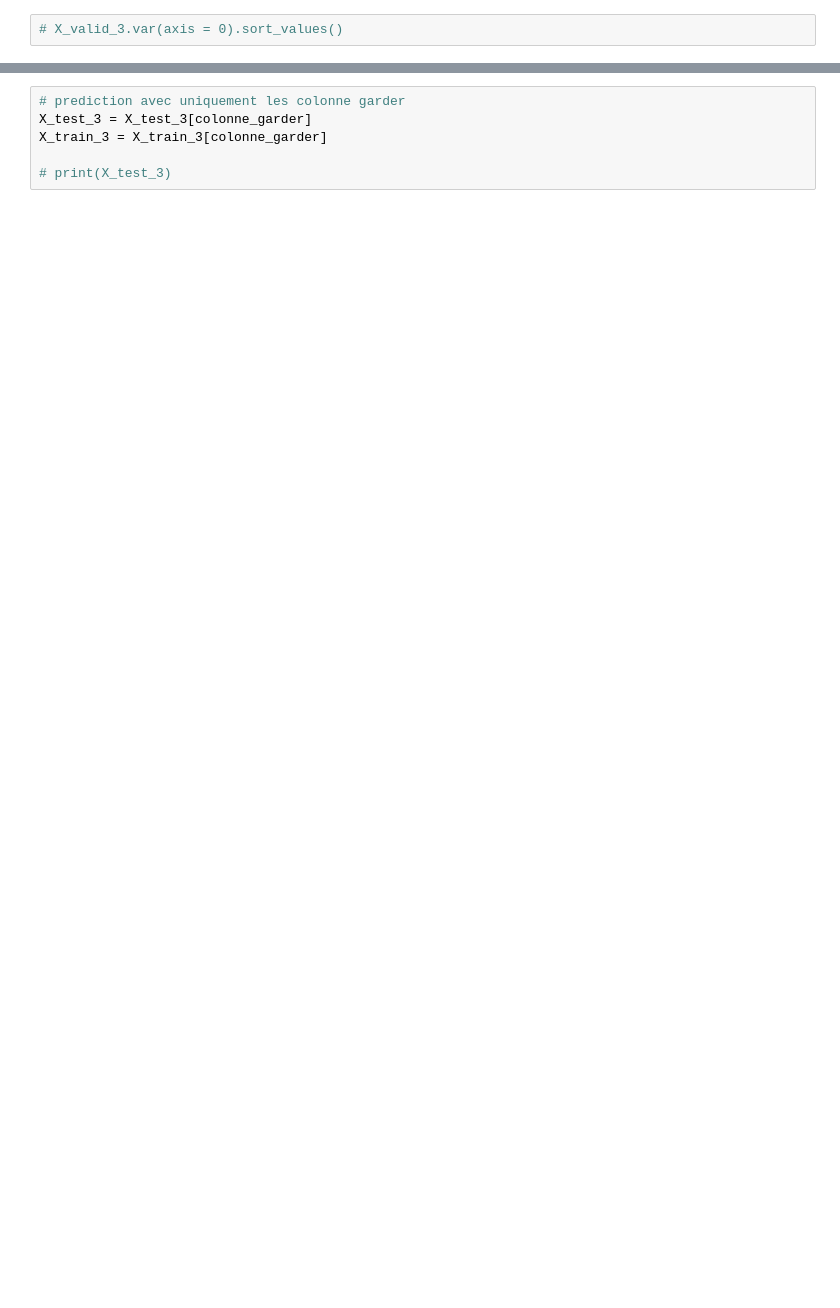
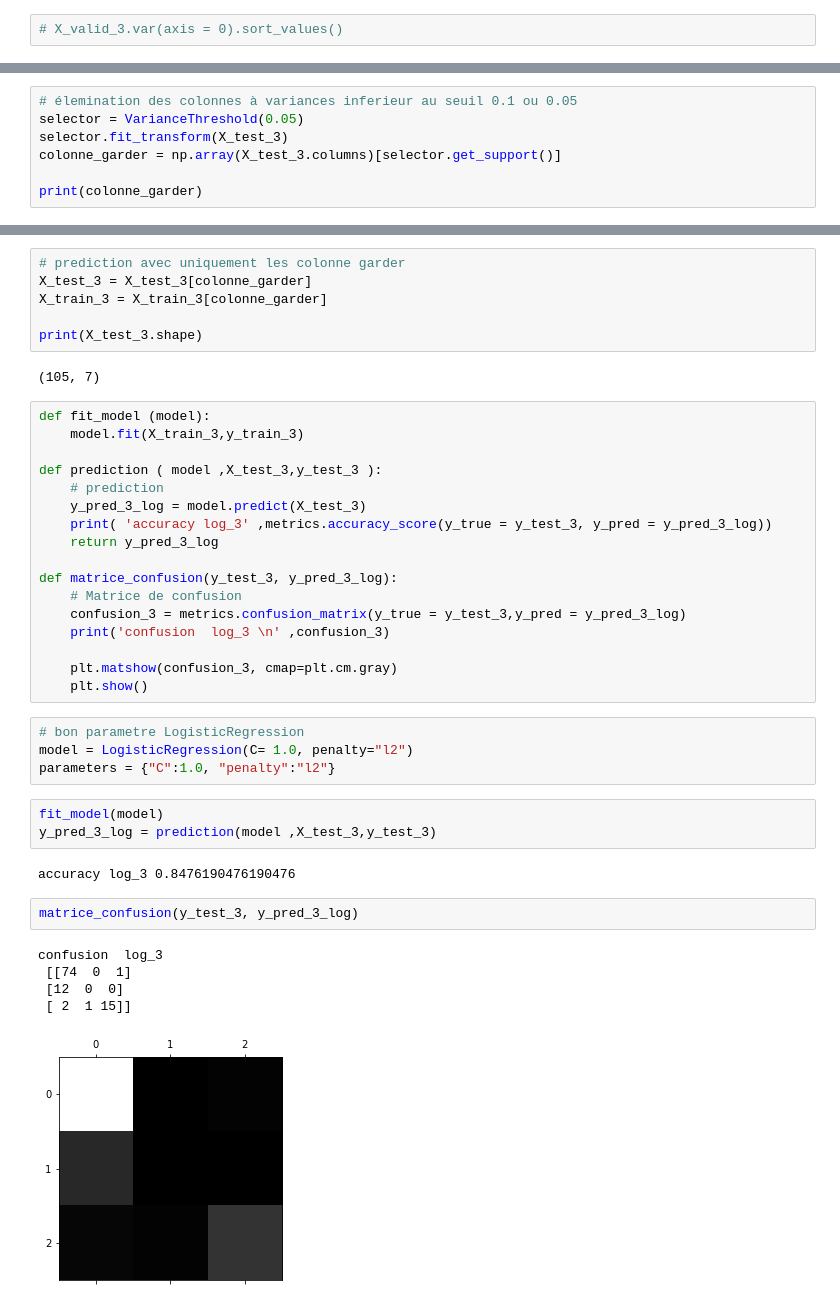
Before and after one commit to master-csmi/2022-m1-staps, a Jupyter notebook: motives_part/projet.ipynb, the cells around one changed output, grey strips where cells are left out. Saved outputs shown, nothing was run; the diff lists cells and outputs as text; blank space fills up the shorter version.

```diff
--- a/motives_part/projet.ipynb
+++ b/motives_part/projet.ipynb
@@ -808,0 +675,7 @@ print(colonne_garder)
+# %%
+# élemination des colonnes à variances inferieur au seuil 0.1 ou 0.05
+selector = VarianceThreshold(0.05)
+selector.fit_transform(X_test_3)
+colonne_garder = np.array(X_test_3.columns)[selector.get_support()]
+
+print(colonne_garder)
@@ -813,4 +689,40 @@ print(colonne_garder)
 X_test_3 = X_test_3[colonne_garder]
 X_train_3 = X_train_3[colonne_garder]
 
-# print(X_test_3)
+print(X_test_3.shape)
+# %% [output]
+(105, 7)
+# %%
+def fit_model (model):
+    model.fit(X_train_3,y_train_3)
+
+def prediction ( model ,X_test_3,y_test_3 ):
+    # prediction
+    y_pred_3_log = model.predict(X_test_3)
+    print( 'accuracy log_3' ,metrics.accuracy_score(y_true = y_test_3, y_pred = y_pred_3_log))
+    return y_pred_3_log
+
+def matrice_confusion(y_test_3, y_pred_3_log):
+    # Matrice de confusion
+    confusion_3 = metrics.confusion_matrix(y_true = y_test_3,y_pred = y_pred_3_log)
+    print('confusion  log_3 \n' ,confusion_3)
+
+    plt.matshow(confusion_3, cmap=plt.cm.gray)
+    plt.show()
+# %%
+# bon parametre LogisticRegression
+model = LogisticRegression(C= 1.0, penalty="l2")
+parameters = {"C":1.0, "penalty":"l2"}
+# %%
+fit_model(model)
+y_pred_3_log = prediction(model ,X_test_3,y_test_3)
+# %% [output]
+accuracy log_3 0.8476190476190476
+# %%
+matrice_confusion(y_test_3, y_pred_3_log)
+# %% [output]
+confusion  log_3
+ [[74  0  1]
+ [12  0  0]
+ [ 2  1 15]]
+[figure, added]
```
Also changed, not shown: parts of 81 cells of this notebook, 9 other files.
